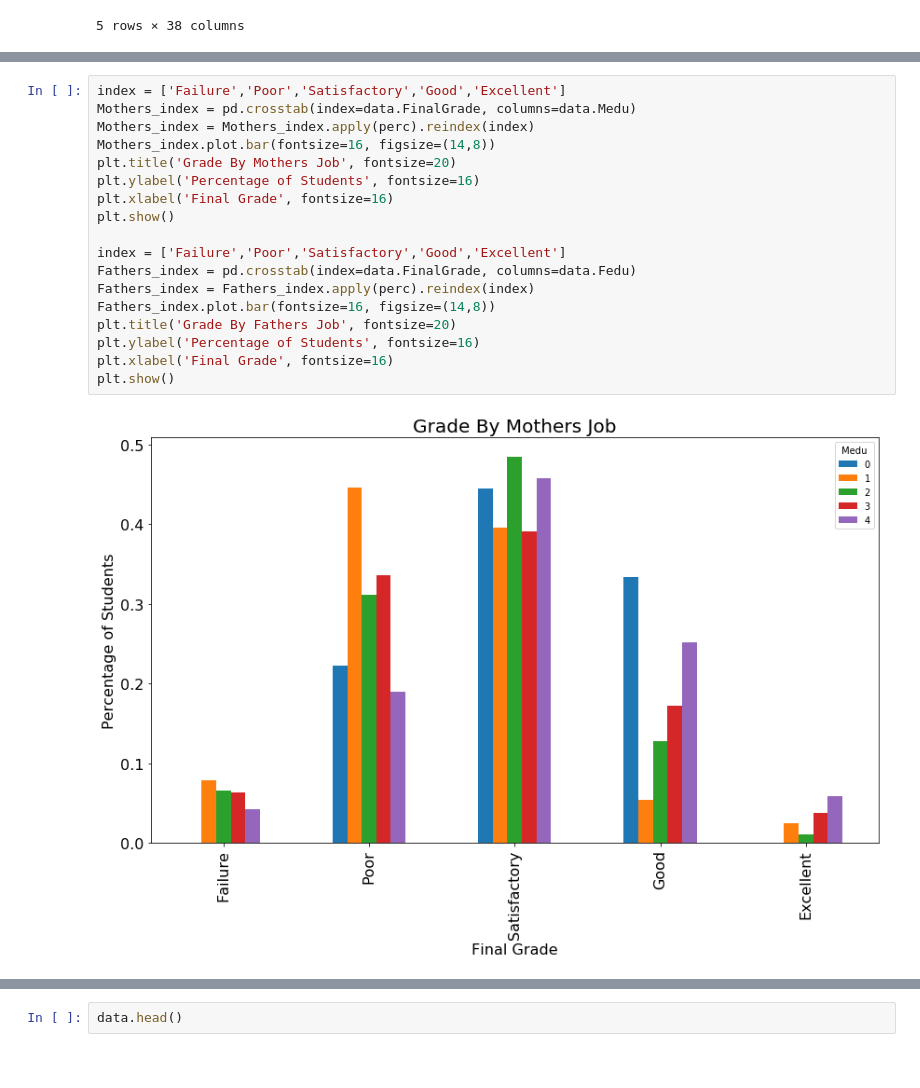
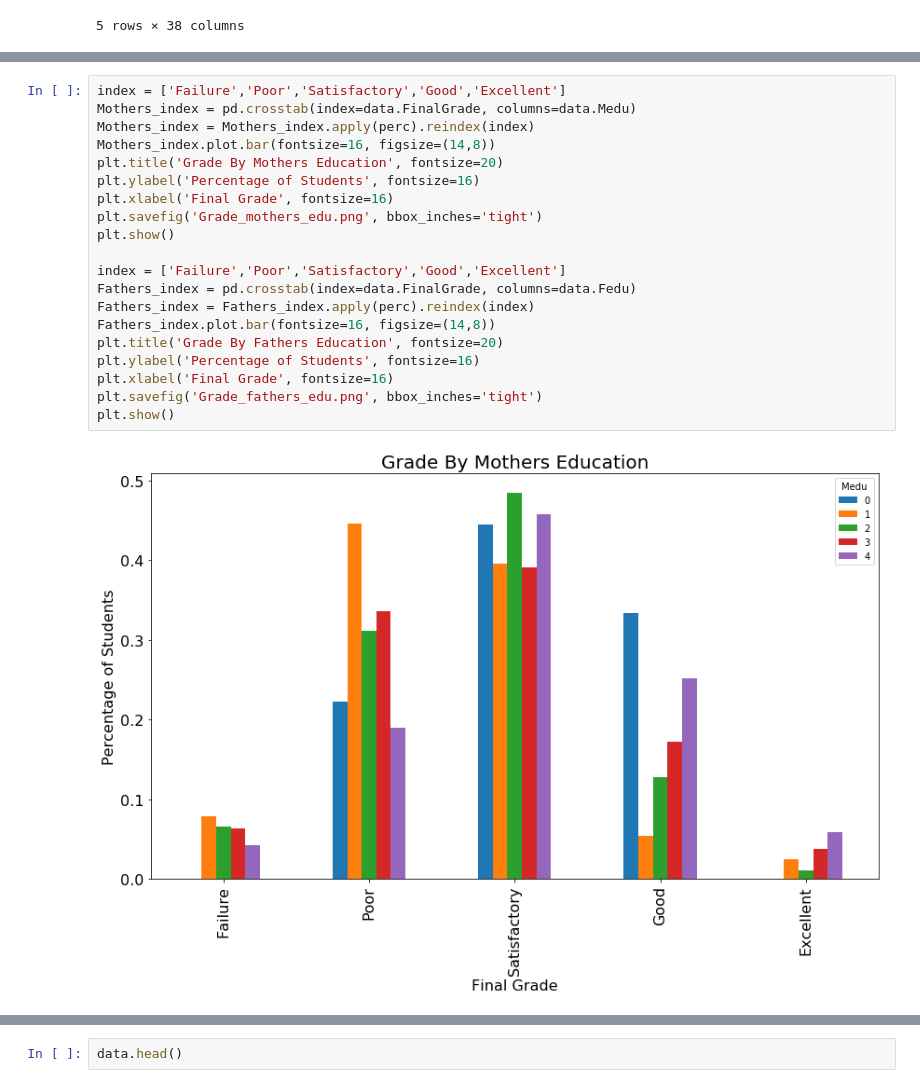
Before and after one commit to RohithYogi/Student-Performance-Prediction, a Jupyter notebook: Data_Visualization.ipynb, the cells around one changed output, grey strips where cells are left out. Saved outputs shown, nothing was run; the diff lists cells and outputs as text.

```diff
--- a/Data_Visualization.ipynb
+++ b/Data_Visualization.ipynb
@@ -541,20 +538,22 @@ plt.show()
 # %%
 index = ['Failure','Poor','Satisfactory','Good','Excellent']
 Mothers_index = pd.crosstab(index=data.FinalGrade, columns=data.Medu)
 Mothers_index = Mothers_index.apply(perc).reindex(index)
 Mothers_index.plot.bar(fontsize=16, figsize=(14,8))
-plt.title('Grade By Mothers Job', fontsize=20)
+plt.title('Grade By Mothers Education', fontsize=20)
 plt.ylabel('Percentage of Students', fontsize=16)
 plt.xlabel('Final Grade', fontsize=16)
+plt.savefig('Grade_mothers_edu.png', bbox_inches='tight')
 plt.show()
 
 index = ['Failure','Poor','Satisfactory','Good','Excellent']
 Fathers_index = pd.crosstab(index=data.FinalGrade, columns=data.Fedu)
 Fathers_index = Fathers_index.apply(perc).reindex(index)
 Fathers_index.plot.bar(fontsize=16, figsize=(14,8))
-plt.title('Grade By Fathers Job', fontsize=20)
+plt.title('Grade By Fathers Education', fontsize=20)
 plt.ylabel('Percentage of Students', fontsize=16)
 plt.xlabel('Final Grade', fontsize=16)
+plt.savefig('Grade_fathers_edu.png', bbox_inches='tight')
 plt.show()
 # %% [output]
-[figure, old version]
+[figure, new version]
```
Also changed, not shown: parts of 73 cells of this notebook, 46 other files.
